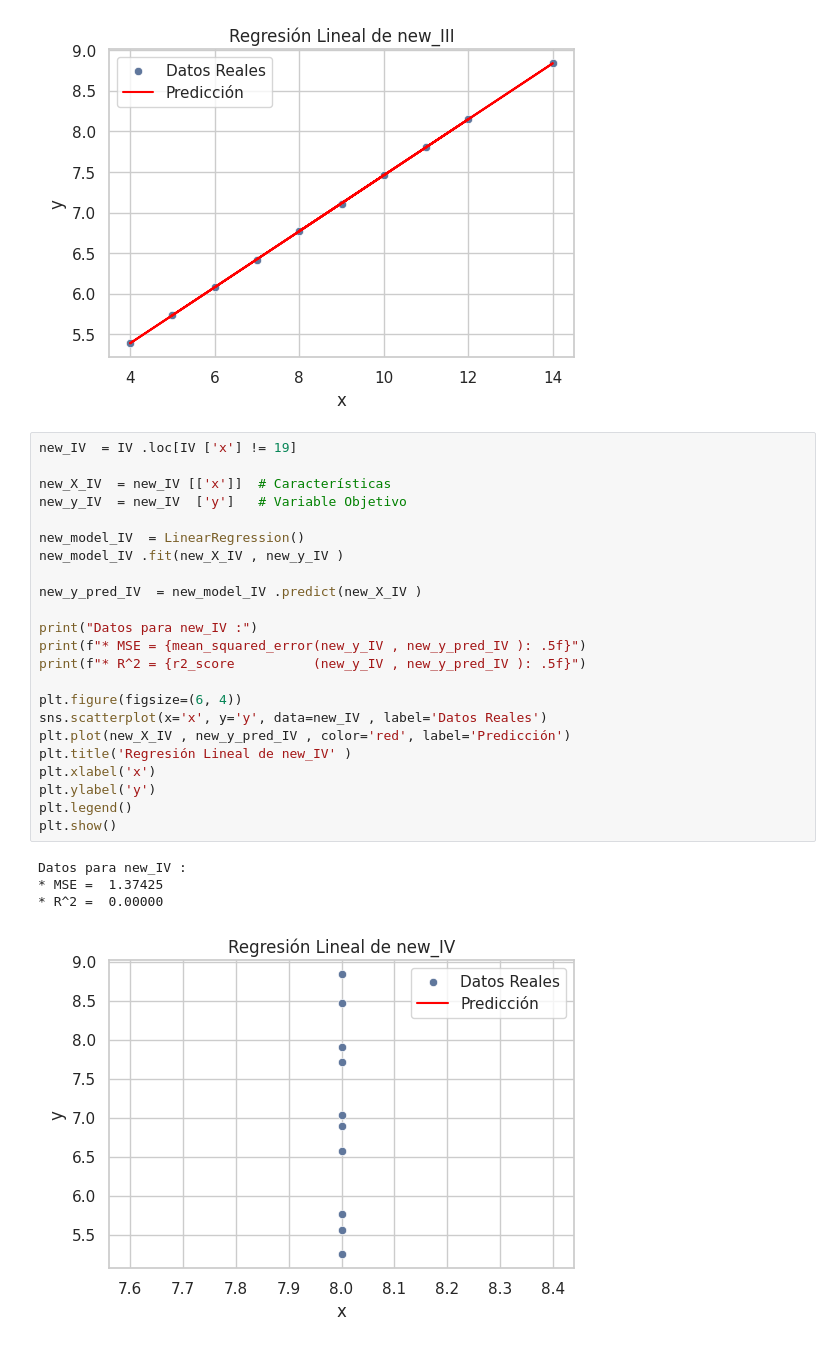
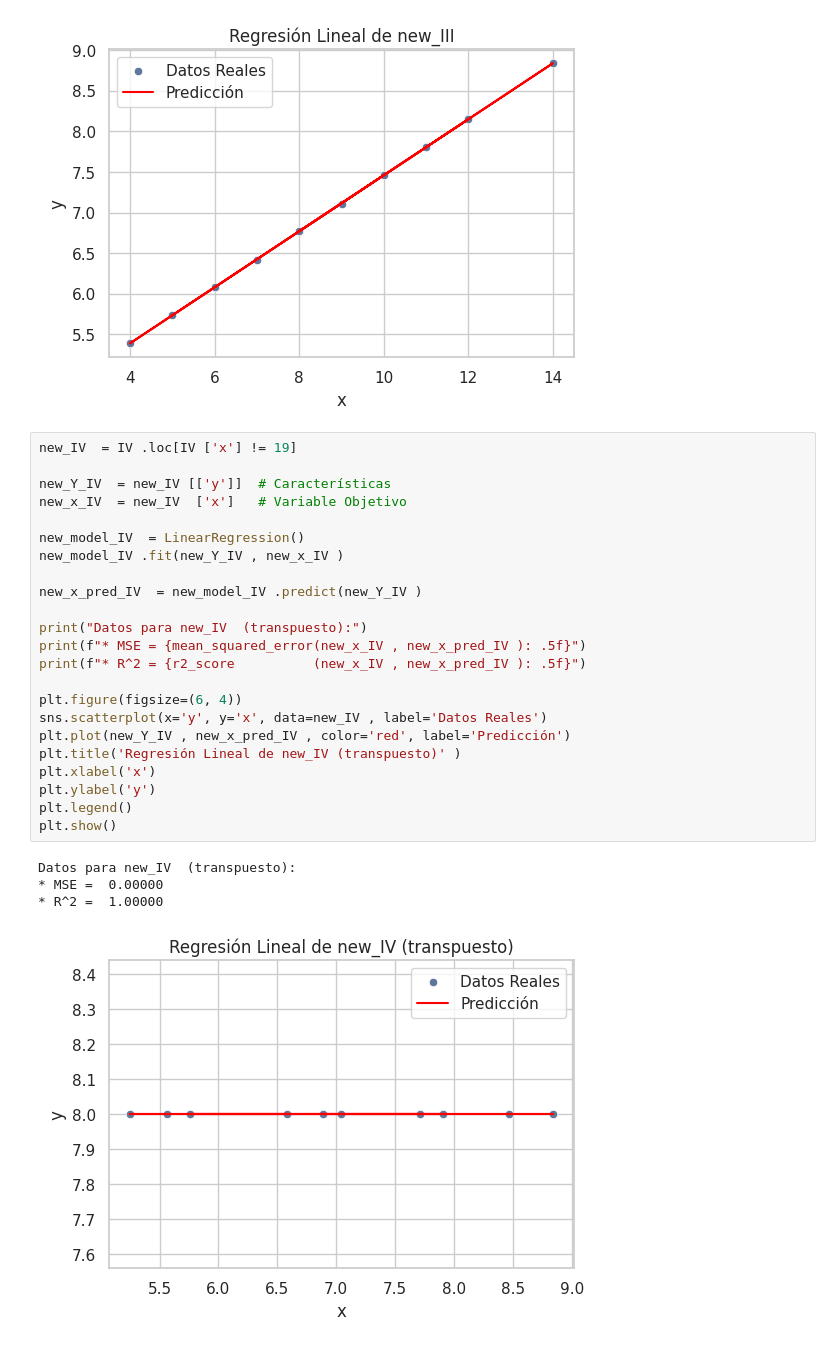
Before and after one commit to Nolberto-Rivera/MAT306-EntregablesNRivera, a Jupyter notebook: docs/labs/lab_06.ipynb, the cells around one changed output. Drawn from its saved outputs; the diff is of its cells as text.

```diff
--- a/docs/labs/lab_06.ipynb
+++ b/docs/labs/lab_06.ipynb
@@ -342,28 +344,28 @@ Datos para new_III:
 # %%
 new_IV  = IV .loc[IV ['x'] != 19]
 
-new_X_IV  = new_IV [['x']]  # Características
-new_y_IV  = new_IV  ['y']   # Variable Objetivo
+new_Y_IV  = new_IV [['y']]  # Características
+new_x_IV  = new_IV  ['x']   # Variable Objetivo
 
 new_model_IV  = LinearRegression()
-new_model_IV .fit(new_X_IV , new_y_IV )
+new_model_IV .fit(new_Y_IV , new_x_IV )
 
-new_y_pred_IV  = new_model_IV .predict(new_X_IV )
+new_x_pred_IV  = new_model_IV .predict(new_Y_IV )
 
-print("Datos para new_IV :")
-print(f"* MSE = {mean_squared_error(new_y_IV , new_y_pred_IV ): .5f}")
-print(f"* R^2 = {r2_score          (new_y_IV , new_y_pred_IV ): .5f}")
+print("Datos para new_IV  (transpuesto):")
+print(f"* MSE = {mean_squared_error(new_x_IV , new_x_pred_IV ): .5f}")
+print(f"* R^2 = {r2_score          (new_x_IV , new_x_pred_IV ): .5f}")
 
 plt.figure(figsize=(6, 4))
-sns.scatterplot(x='x', y='y', data=new_IV , label='Datos Reales')
-plt.plot(new_X_IV , new_y_pred_IV , color='red', label='Predicción')
-plt.title('Regresión Lineal de new_IV' )
+sns.scatterplot(x='y', y='x', data=new_IV , label='Datos Reales')
+plt.plot(new_Y_IV , new_x_pred_IV , color='red', label='Predicción')
+plt.title('Regresión Lineal de new_IV (transpuesto)' )
 plt.xlabel('x')
 plt.ylabel('y')
 plt.legend()
 plt.show()
 # %% [output]
-Datos para new_IV :
-* MSE =  1.37425
-* R^2 =  0.00000
+Datos para new_IV  (transpuesto):
+* MSE =  0.00000
+* R^2 =  1.00000
-[figure, old version]
+[figure, new version]
```
Also changed, not shown: parts of 2 cells of this notebook.
